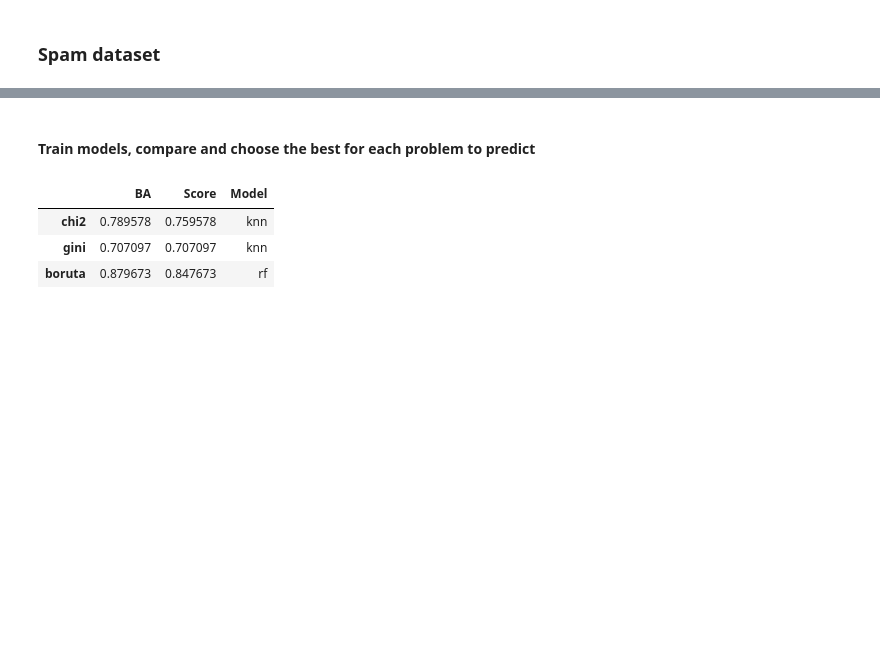
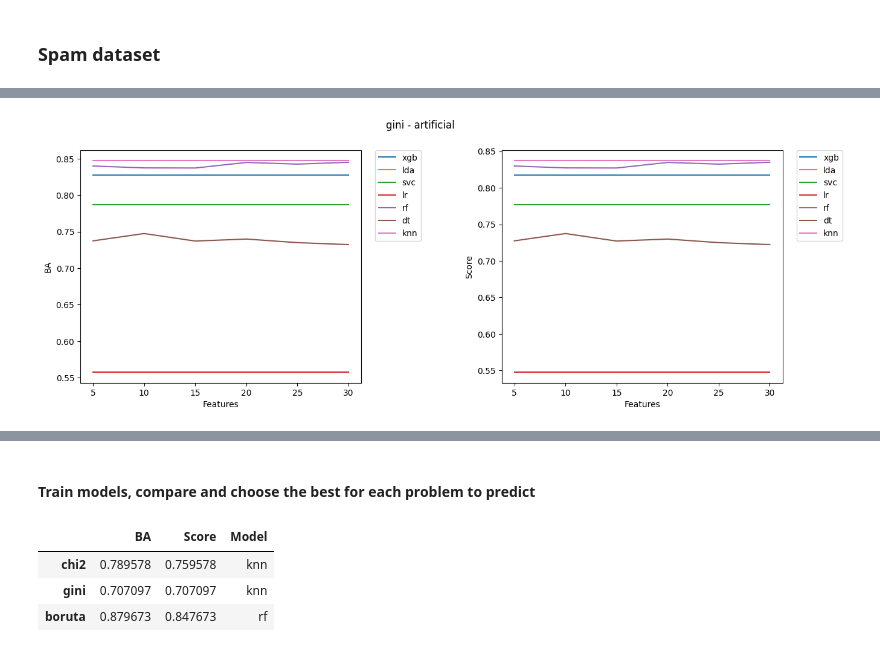
Before and after one commit to kaczmareka/aml_project2, a Jupyter notebook: experiments.ipynb, the cells around one changed output, grey strips where cells are left out. Saved outputs shown, nothing was run; the diff lists cells and outputs as text; code cells hidden in the pictures; blank space fills up the shorter version.

Commit message:
new experiments and plots

```diff
--- a/experiments.ipynb
+++ b/experiments.ipynb
@@ -296,0 +321,5 @@ search_best_features([10, 50, 100], 'gini', spam_train_X, spam_train_y, spam_val
+# %%
+end_scores_gini_art = search_best_features([5, 10, 15, 20, 25, 30], 'gini', art_train_X, art_train_y, art_val_X, art_val_y, 'artificial')
+plot_results(end_scores_gini_art,  "gini - artificial")
+# %% [output]
+[figure, added]
```
Also changed, not shown: parts of 75 cells of this notebook, 2 other files.
